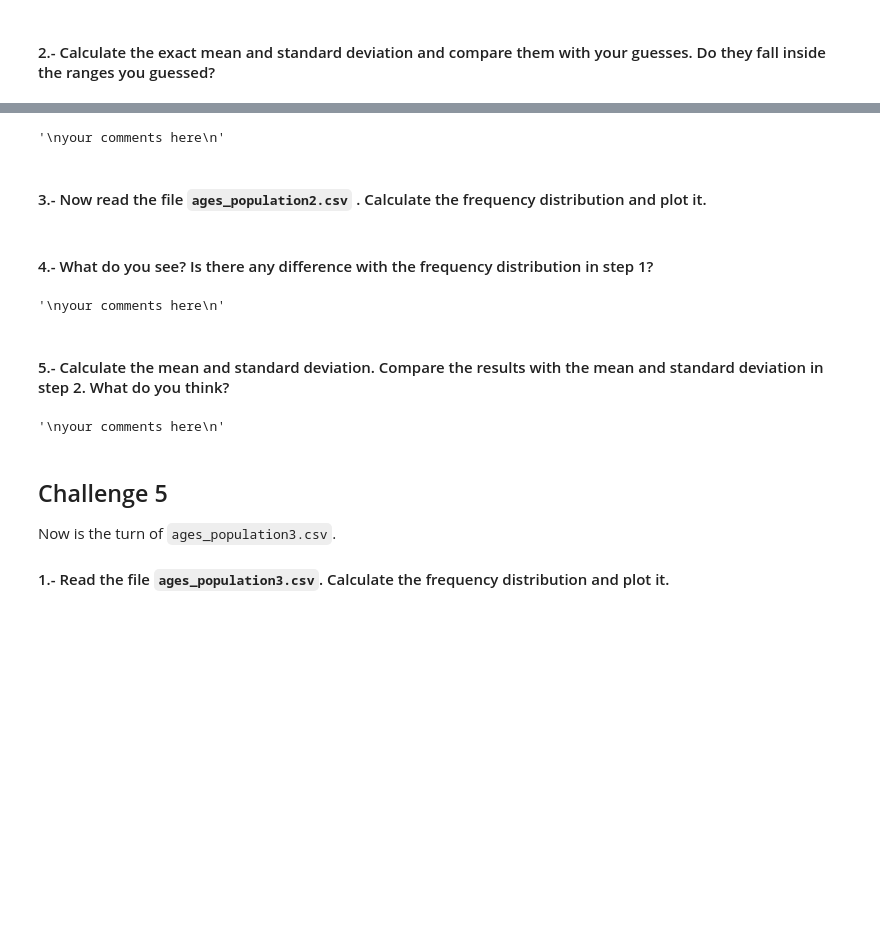
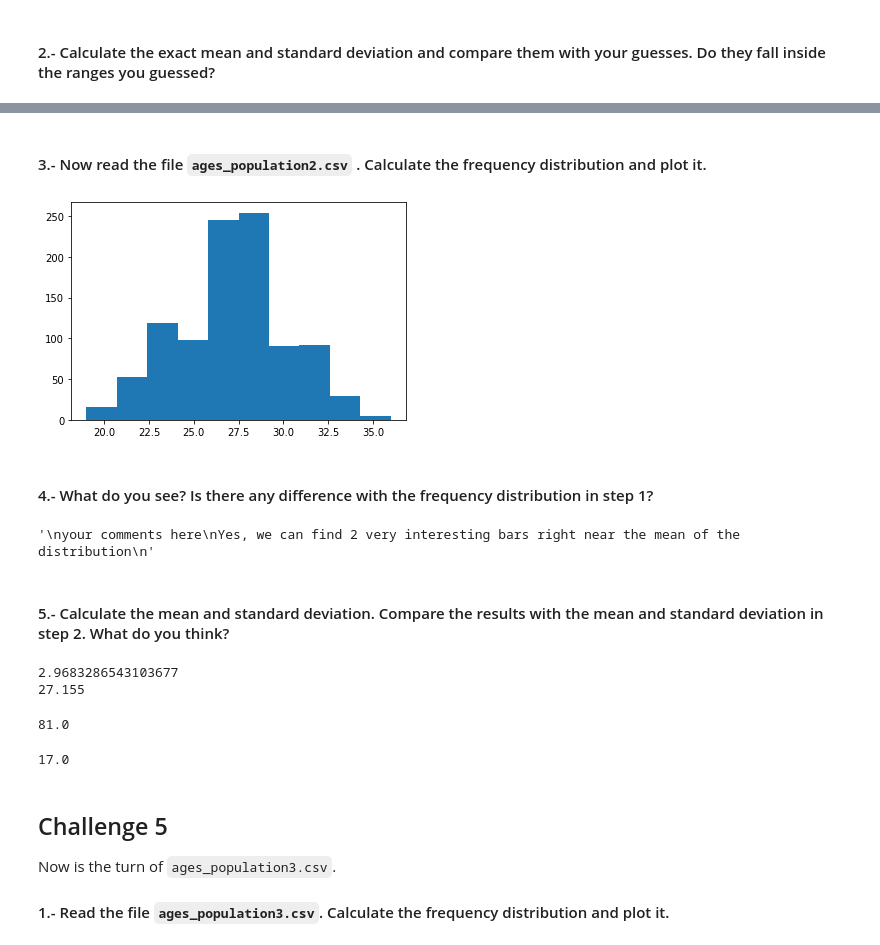
Before and after one commit to ta-data-lis/Descriptive-Stats, a Jupyter notebook: your-code/main.ipynb, the cells around one changed output, grey strips where cells are left out. Cells and saved outputs as stored; diff of their text form; code cells hidden in the pictures; blank space fills up the shorter version.

```diff
--- a/your-code/main.ipynb
+++ b/your-code/main.ipynb
@@ -328,7 +328,6 @@ print(np.mean(data['observation']))
 """
 your comments here
 """
+plot1=data['observation'].max()-data['observation'].min()
-# %% [output]
-'\nyour comments here\n'
 # %% [markdown]
 #### 3.- Now read the file `ages_population2.csv` . Calculate the frequency distribution and plot it.
@@ -337,10 +334,20 @@ your comments here
+# %%
+# your code here
+data = pd.read_csv('../data/ages_population2.csv')
+data=data.sort_values(by='observation')
+data=data.reset_index(drop=True)
+plt.hist(data['observation'])
+plt.show()
+# %% [output]
+[figure, added]
 # %% [markdown]
 ####  4.- What do you see? Is there any difference with the frequency distribution in step 1?
-# %%
-"""
-your comments here
-"""
-# %% [output]
-'\nyour comments here\n'
+# %%
+"""
+your comments here
+Yes, we can find 2 very interesting bars right near the mean of the distribution
+"""
+# %% [output]
+'\nyour comments here\nYes, we can find 2 very interesting bars right near the mean of the distribution\n'
 # %% [markdown]
 #### 5.- Calculate the mean and standard deviation. Compare the results with the mean and standard deviation in step 2. What do you think?
@@ -349,9 +354,21 @@ your comments here
-# %%
-"""
-your comments here
-"""
-# %% [output]
-'\nyour comments here\n'
+# %%
+# your code here
+print(np.std(data['observation']))
+print(np.mean(data['observation']))
+# %% [output]
+2.9683286543103677
+27.155
+# %%
+"""
+your comments here
+
+"""
+print(plot1)
+data['observation'].max()-data['observation'].min()
+#we can see that the range is much bigger, therefore the std deviation is much bigger on plot1
+# %% [output]
+81.0
+17.0
 # %% [markdown]
 ## Challenge 5
 Now is the turn of `ages_population3.csv`.
```
Also changed, not shown: parts of 17 cells of this notebook.
